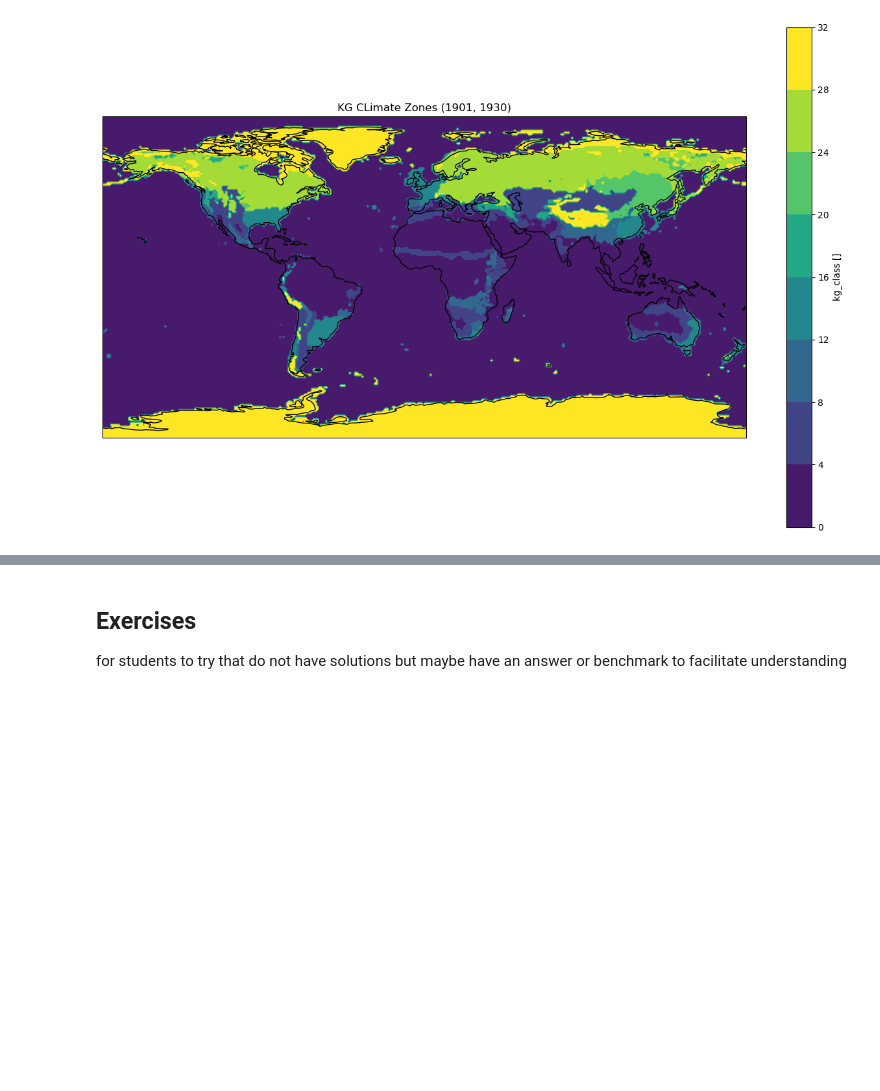
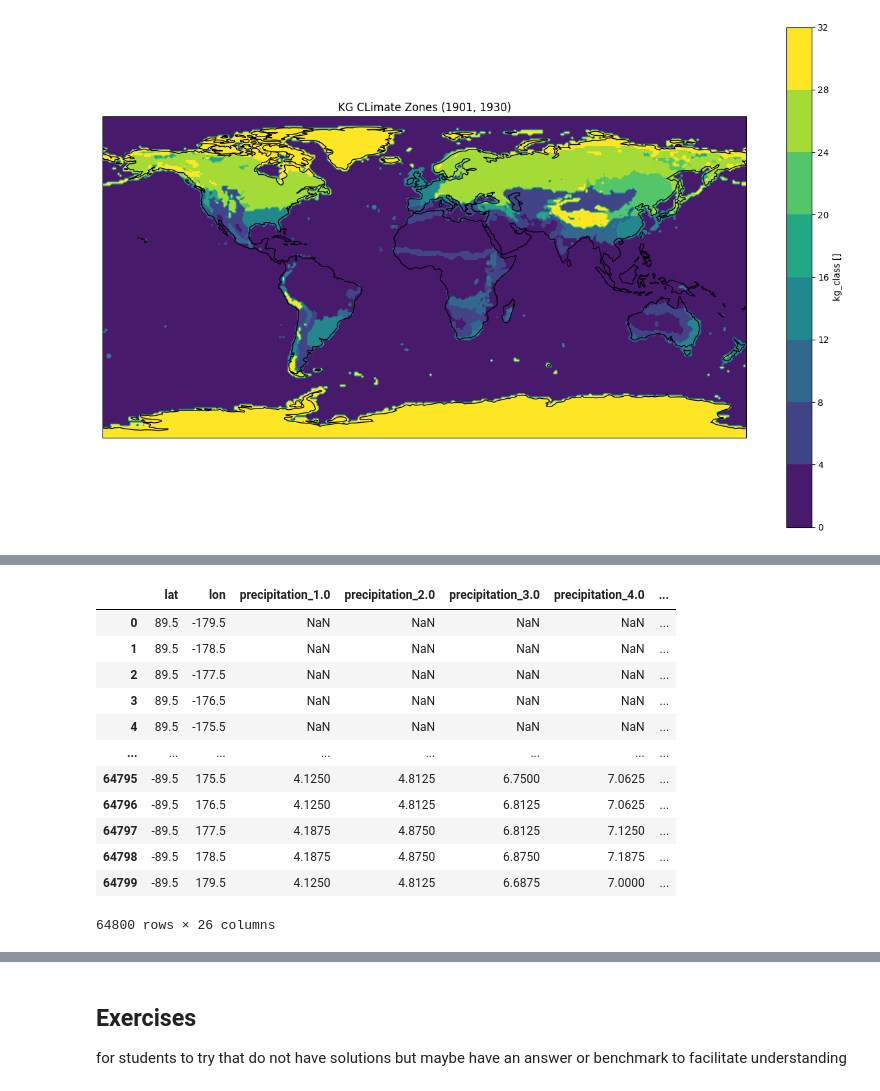
Before and after one commit to MetOffice/ai4c_hackathon, a Jupyter notebook: notebooks/ClimateZones_Data_exploration.ipynb, the cells around one changed output, grey strips where cells are left out. Saved outputs shown, nothing was run; the diff lists cells and outputs as text; code cells hidden in the pictures; blank space fills up the shorter version.

```diff
--- a/notebooks/ClimateZones_Data_exploration.ipynb
+++ b/notebooks/ClimateZones_Data_exploration.ipynb
@@ -210,0 +383,19 @@ ValueError: cannot convert Datasets with 3 dimensions into pandas objects withou
+# %%
+df1.columns= ['_'.join(map(str,l1)) for l1 in df1.columns]
+# %%
+df1 = df1.reset_index()
+df1
+# %% [output]
+|  | lat | lon | precipitation_1.0 | precipitation_2.0 | precipitation_3.0 | precipitation_4.0 | ... |
+| 0 | 89.5 | -179.5 | NaN | NaN | NaN | NaN | ... |
+| 1 | 89.5 | -178.5 | NaN | NaN | NaN | NaN | ... |
+| 2 | 89.5 | -177.5 | NaN | NaN | NaN | NaN | ... |
+| 3 | 89.5 | -176.5 | NaN | NaN | NaN | NaN | ... |
+| 4 | 89.5 | -175.5 | NaN | NaN | NaN | NaN | ... |
+| ... | ... | ... | ... | ... | ... | ... | ... |
+| 64795 | -89.5 | 175.5 | 4.1250 | 4.8125 | 6.7500 | 7.0625 | ... |
+| 64796 | -89.5 | 176.5 | 4.1250 | 4.8125 | 6.8125 | 7.0625 | ... |
+| 64797 | -89.5 | 177.5 | 4.1875 | 4.8750 | 6.8125 | 7.1250 | ... |
+| 64798 | -89.5 | 178.5 | 4.1875 | 4.8750 | 6.8750 | 7.1875 | ... |
+| 64799 | -89.5 | 179.5 | 4.1250 | 4.8125 | 6.6875 | 7.0000 | ... |
+64800 rows × 26 columns
```
Also changed, not shown: parts of 30 cells of this notebook.
